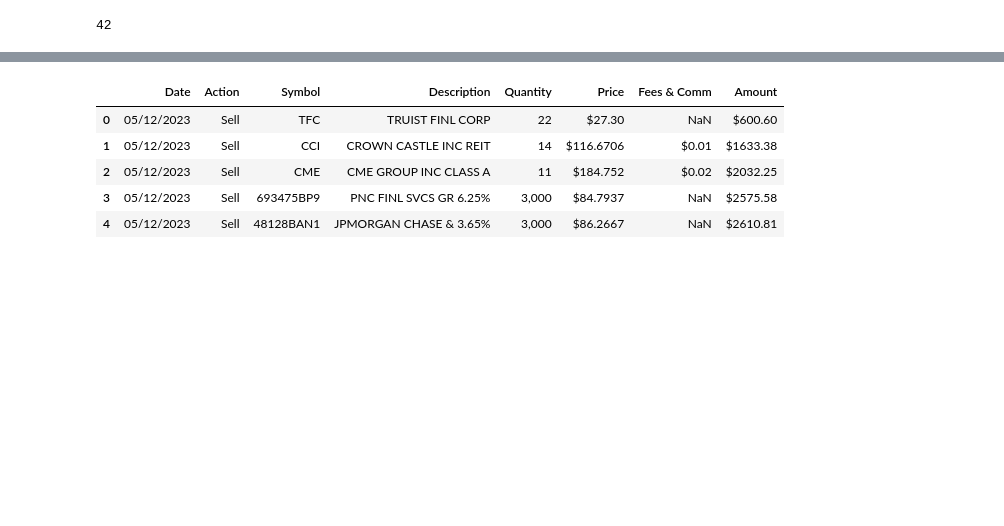
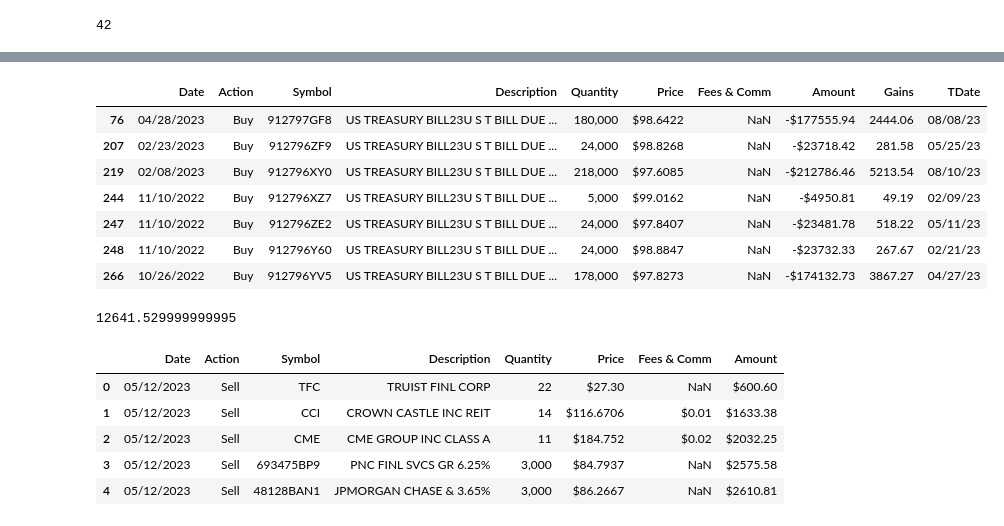
Before and after one commit to eross/bondcalc, a Jupyter notebook: bondcalc.ipynb, the cells around one changed output, grey strips where cells are left out. Saved outputs shown, nothing was run; the diff lists cells and outputs as text; code cells hidden in the pictures; blank space fills up the shorter version.

```diff
--- a/bondcalc.ipynb
+++ b/bondcalc.ipynb
@@ -9,3 +56,27 @@ df = pd.read_csv('ira.csv')
+# %%
+dfira = pd.read_csv('ira2.csv')
+# %%
+dfira['Gains']=dfira['Quantity'].replace('[\$,]', '', regex=True).astype(float)+(dfira['Amount'].replace('[\$,]', '', regex=True).astype(float))
+# %%
+dfira['TDate']=dfira['Description'].str.extract(r'(US TREASURY BILL23U S T BILL DUE )(.*)')[1]
+# %%
+# ira account gains
+dfbuyira=dfira.query('Description.str.contains("US TREASURY") and Action=="Buy" and not TDate.isnull()')
+dfbuyira
+# %% [output]
+|  | Date | Action | Symbol | Description | Quantity | Price | Fees & Comm | Amount | Gains | TDate |
+| 76 | 04/28/2023 | Buy | 912797GF8 | US TREASURY BILL23U S T BILL DUE ... | 180,000 | $98.6422 | NaN | -$177555.94 | 2444.06 | 08/08/23 |
+| 207 | 02/23/2023 | Buy | 912796ZF9 | US TREASURY BILL23U S T BILL DUE ... | 24,000 | $98.8268 | NaN | -$23718.42 | 281.58 | 05/25/23 |
+| 219 | 02/08/2023 | Buy | 912796XY0 | US TREASURY BILL23U S T BILL DUE ... | 218,000 | $97.6085 | NaN | -$212786.46 | 5213.54 | 08/10/23 |
+| 244 | 11/10/2022 | Buy | 912796XZ7 | US TREASURY BILL23U S T BILL DUE ... | 5,000 | $99.0162 | NaN | -$4950.81 | 49.19 | 02/09/23 |
+| 247 | 11/10/2022 | Buy | 912796ZE2 | US TREASURY BILL23U S T BILL DUE ... | 24,000 | $97.8407 | NaN | -$23481.78 | 518.22 | 05/11/23 |
+| 248 | 11/10/2022 | Buy | 912796Y60 | US TREASURY BILL23U S T BILL DUE ... | 24,000 | $98.8847 | NaN | -$23732.33 | 267.67 | 02/21/23 |
+| 266 | 10/26/2022 | Buy | 912796YV5 | US TREASURY BILL23U S T BILL DUE ... | 178,000 | $97.8273 | NaN | -$174132.73 | 3867.27 | 04/27/23 |
+# %%
+# ira total gains
+dfbuyira['Gains'].sum()
+# %% [output]
+12641.529999999995
 # %%
 df.head()
 # %% [output]
```
Also changed, not shown: parts of 14 cells of this notebook.
